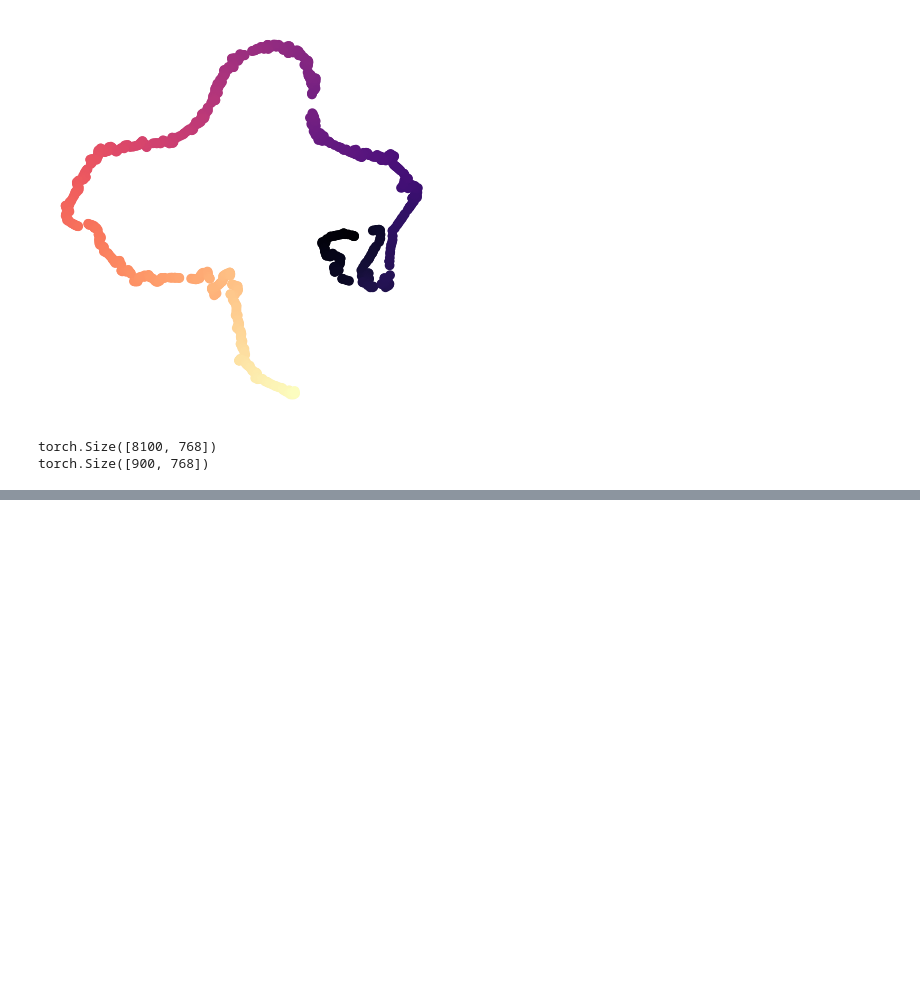
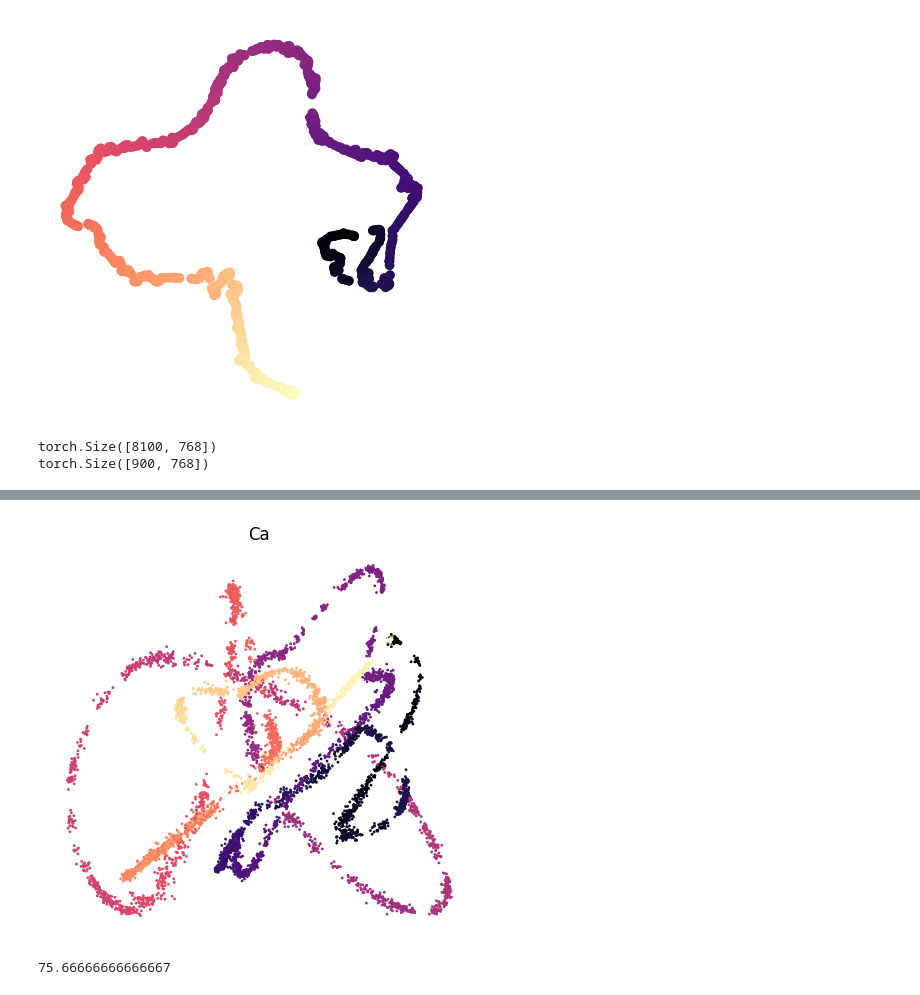
Before and after one commit to mariakesa/AbsoluteMadness, a Jupyter notebook: CEBRAPlay/decoding.ipynb, the cells around one changed output, grey strips where cells are left out. Drawn from its saved outputs; the diff is of its cells as text; code cells hidden in the pictures; blank space fills up the shorter version.

```diff
--- a/CEBRAPlay/decoding.ipynb
+++ b/CEBRAPlay/decoding.ipynb
@@ -58,0 +207,9 @@ ca_loader = cebra.data.ContinuousDataLoader(ca_train, num_steps = train_steps, b
+# %%
+from pipeline import run_pipeline
+
+exps={'cortex': 'VISp','seed':333,'num_neurons':800}
+
+run_pipeline(**exps)
+# %% [output]
+[figure, added]
+75.66666666666667
```
Also changed, not shown: parts of 9 cells of this notebook, 2 other files.
